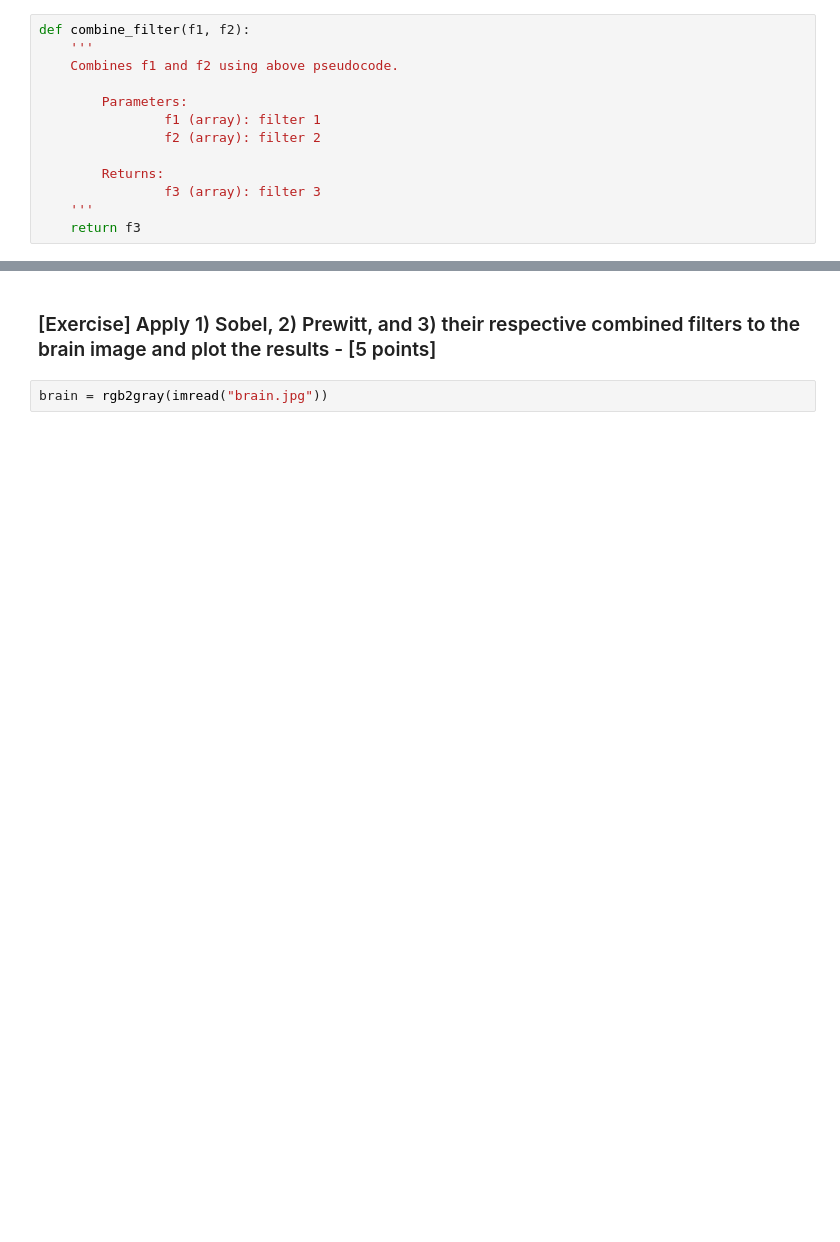
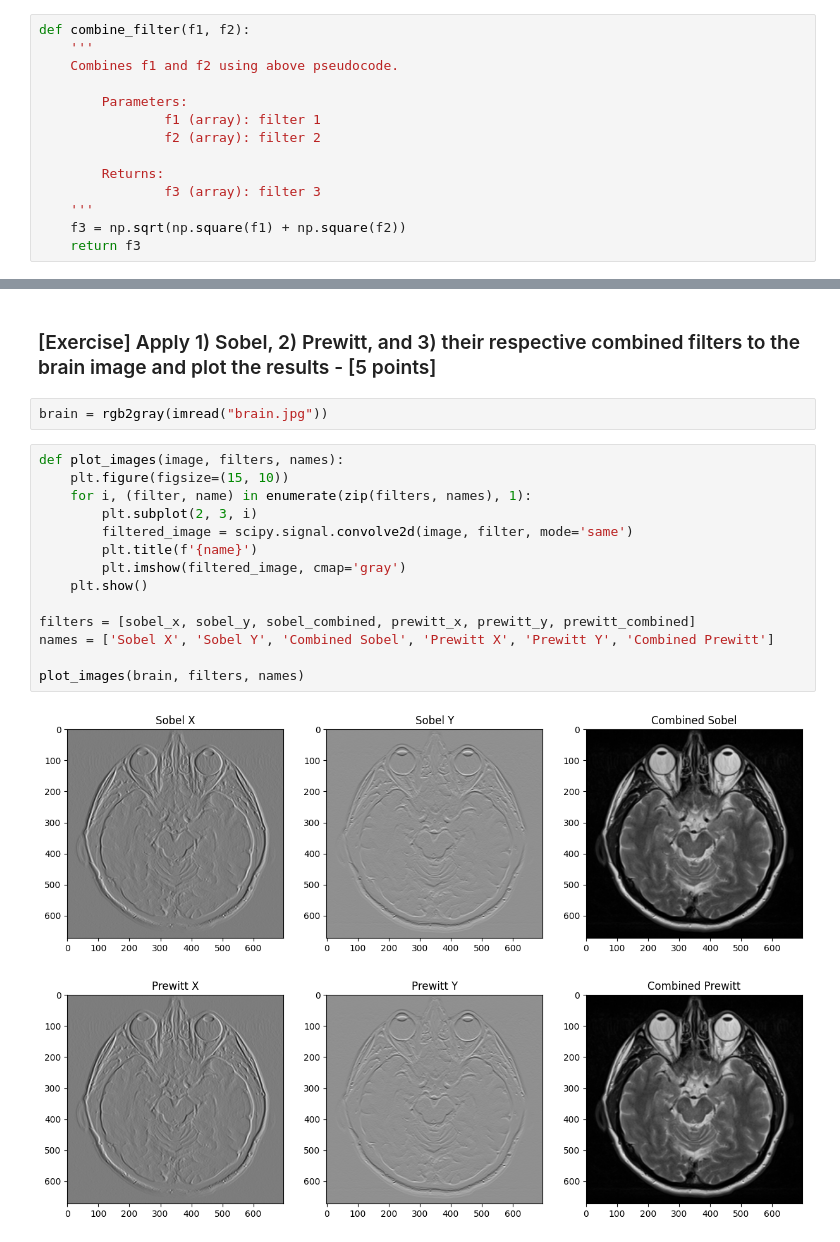
Before and after one commit to UIUC-BIOE488/yifan20_MP1, a Jupyter notebook: MP1.ipynb, the cells around one changed output, grey strips where cells are left out. Cells and saved outputs as stored; diff of their text form; blank space fills up the shorter version.

```diff
--- a/MP1.ipynb
+++ b/MP1.ipynb
@@ -299,6 +435,7 @@ def combine_filter(f1, f2):
         Returns:
                 f3 (array): filter 3
     '''
+    f3 = np.sqrt(np.square(f1) + np.square(f2))
     return f3
 # %%
 sobel_combined = combine_filter(sobel_y, sobel_x)
@@ -310,3 +451,19 @@ plot_student_vs_scipy(go_gray, prewitt_combined, student_f, scipy_f)
 ### [Exercise] Apply 1) Sobel, 2) Prewitt, and 3) their respective combined filters to the brain image and plot the results - [5 points]
 # %%
 brain = rgb2gray(imread("brain.jpg"))
+# %%
+def plot_images(image, filters, names):
+    plt.figure(figsize=(15, 10))
+    for i, (filter, name) in enumerate(zip(filters, names), 1):
+        plt.subplot(2, 3, i)
+        filtered_image = scipy.signal.convolve2d(image, filter, mode='same')
+        plt.title(f'{name}')
+        plt.imshow(filtered_image, cmap='gray')
+    plt.show()
+
+filters = [sobel_x, sobel_y, sobel_combined, prewitt_x, prewitt_y, prewitt_combined]
+names = ['Sobel X', 'Sobel Y', 'Combined Sobel', 'Prewitt X', 'Prewitt Y', 'Combined Prewitt']
+
+plot_images(brain, filters, names)
+# %% [output]
+[figure, added]
```
Also changed, not shown: parts of 25 cells of this notebook, 2 other files.
